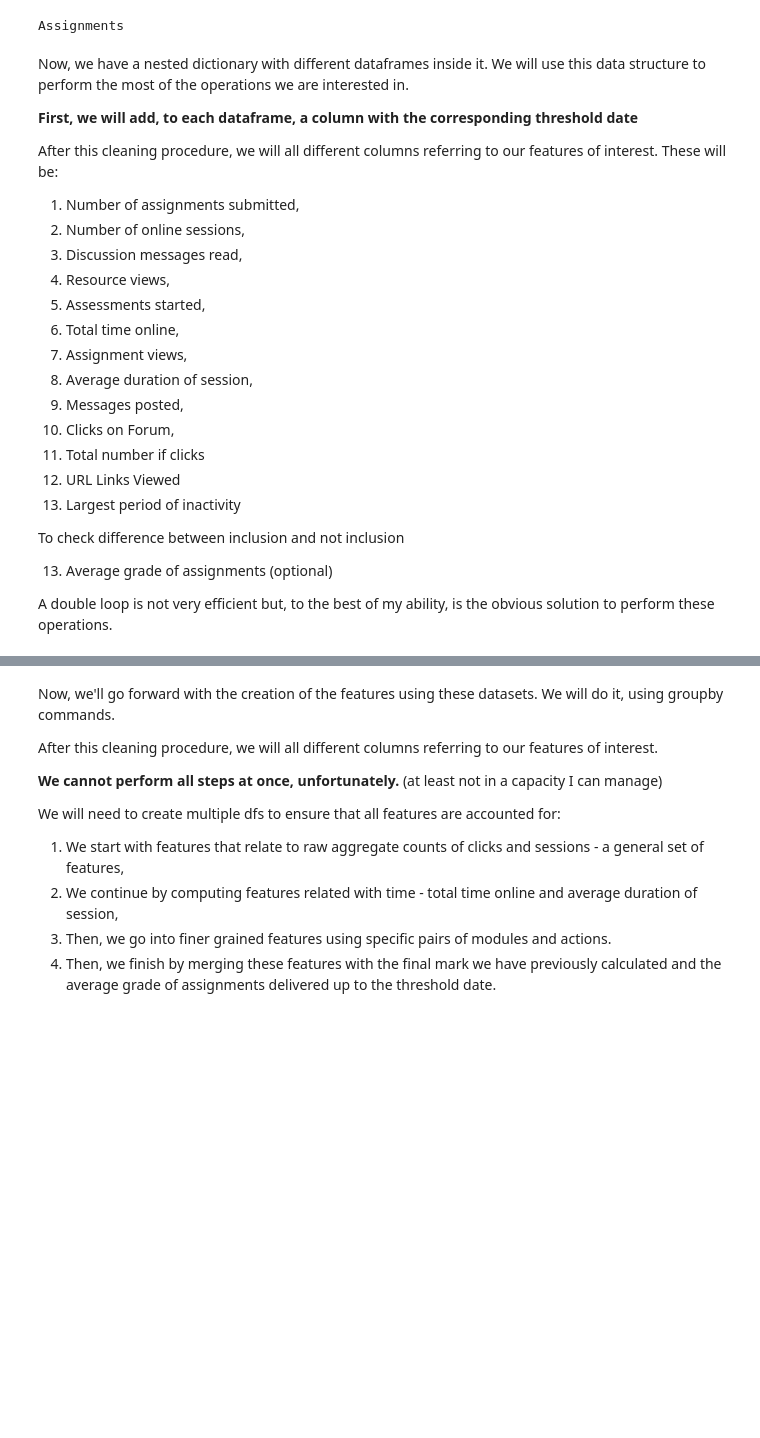
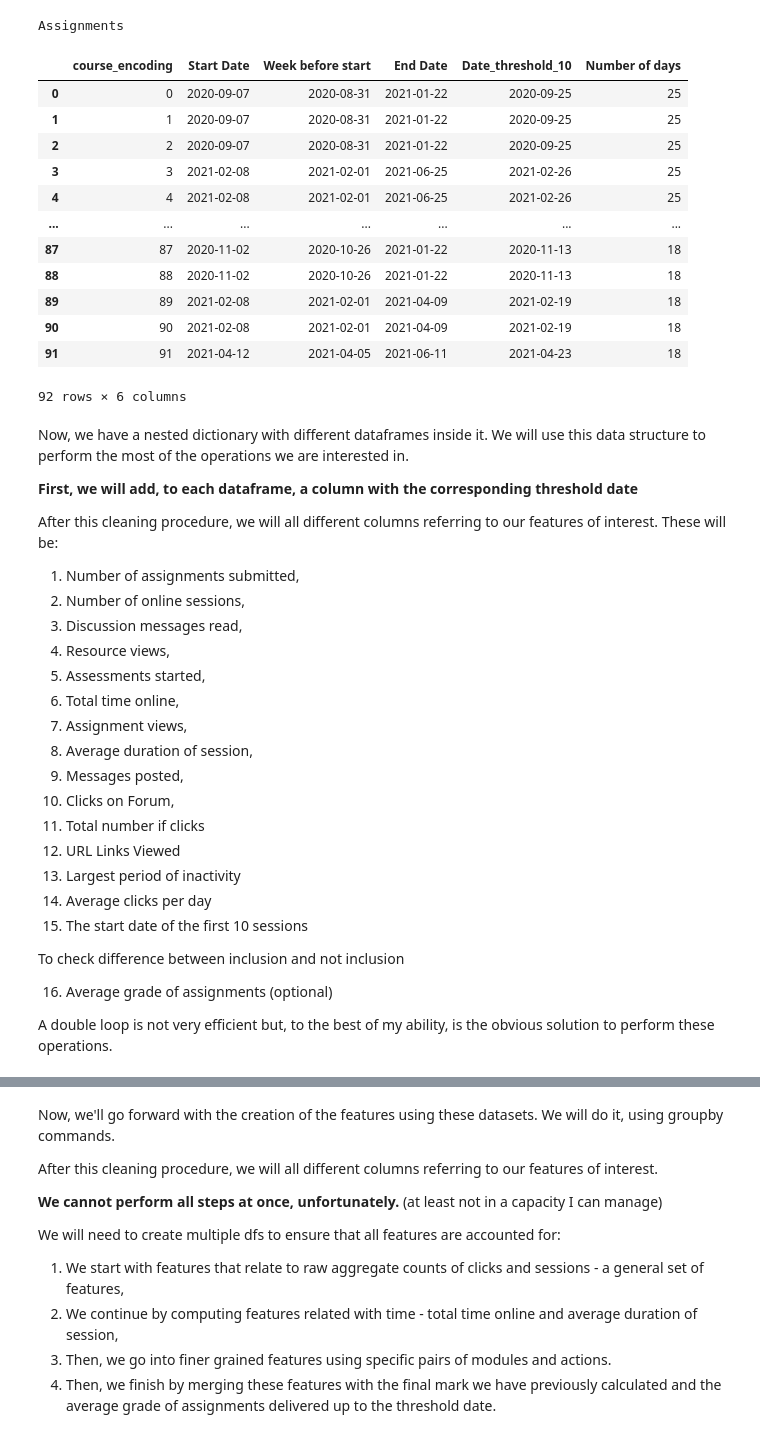
Before and after one commit to RicardoSantos0/timely_accurate_portable, a Jupyter notebook: Notebooks/3.1. Feature Extraction and Feature Engineering - Nova IMS.ipynb, the cells around one changed output, grey strips where cells are left out. Cells and saved outputs as stored; diff of their text form; code cells hidden in the pictures; blank space fills up the shorter version.

Commit message:
returned to 3.1 andcomputed new features
still need to calculate over % duration

```diff
--- a/Notebooks/3.1. Feature Extraction and Feature Engineering - Nova IMS.ipynb
+++ b/Notebooks/3.1. Feature Extraction and Feature Engineering - Nova IMS.ipynb
@@ -917,6 +917,9 @@ We can start by removing all of the unnecessary columns that we will not be usin
 student_logs = student_logs.filter(['cd_curso', 'semestre', 'courseid', 'objecttable', 'action', 'target', 'component',
                                    'userid', 'time', 'course_encoding'])
 # %%
+#number of days
+days = {}
+
 #additionally, we will look at our estimated course duration
 for i in tqdm(duration_threshold):
     #create, for each desired threshold, the appropriate cutoff date
@@ -924,6 +927,12 @@ for i in tqdm(duration_threshold):
 
         #setting up duration threshold to be on friday -> reason being that it will be easier to
     class_list[f'Date_threshold_{int(i*100)}'] = class_list[f'Date_threshold_{int(i*100)}'].where( class_list[f'Date_threshold_{int(i*100)}'] == (( class_list[f'Date_threshold_{int(i*100)}'] + Week(weekday=4)) - Week()), class_list[f'Date_threshold_{int(i*100)}'] + Week(weekday=4))
+
+        #storing date threshold and week, week before start to consider calculate features relative to course duration
+    days[f'Date_threshold_{int(i*100)}'] = deepcopy(class_list.filter(['course_encoding', 'Start Date', 'Week before start', 'End Date',
+                                                                                                      f'Date_threshold_{int(i*100)}']))
+
+    days[f'Date_threshold_{int(i*100)}']['Number of days'] = (days[f'Date_threshold_{int(i*100)}'][f'Date_threshold_{int(i*100)}'] - days[f'Date_threshold_{int(i*100)}'][f'Week before start']).dt.days
 
 #then, we will create a dictionary of dictionaries, each main dictionary storing and a version of the logs
 logs_dict = {}
@@ -954,6 +963,22 @@ Assignments
 Date_threshold_100
 Logs
 Assignments
+# %%
+days['Date_threshold_10']
+# %% [output]
+|  | course_encoding | Start Date | Week before start | End Date | Date_threshold_10 | Number of days |
+| 0 | 0 | 2020-09-07 | 2020-08-31 | 2021-01-22 | 2020-09-25 | 25 |
+| 1 | 1 | 2020-09-07 | 2020-08-31 | 2021-01-22 | 2020-09-25 | 25 |
+| 2 | 2 | 2020-09-07 | 2020-08-31 | 2021-01-22 | 2020-09-25 | 25 |
+| 3 | 3 | 2021-02-08 | 2021-02-01 | 2021-06-25 | 2021-02-26 | 25 |
+| 4 | 4 | 2021-02-08 | 2021-02-01 | 2021-06-25 | 2021-02-26 | 25 |
+| ... | ... | ... | ... | ... | ... | ... |
+| 87 | 87 | 2020-11-02 | 2020-10-26 | 2021-01-22 | 2020-11-13 | 18 |
+| 88 | 88 | 2020-11-02 | 2020-10-26 | 2021-01-22 | 2020-11-13 | 18 |
+| 89 | 89 | 2021-02-08 | 2021-02-01 | 2021-04-09 | 2021-02-19 | 18 |
+| 90 | 90 | 2021-02-08 | 2021-02-01 | 2021-04-09 | 2021-02-19 | 18 |
+| 91 | 91 | 2021-04-12 | 2021-04-05 | 2021-06-11 | 2021-04-23 | 18 |
+92 rows × 6 columns
 # %% [markdown]
 Now, we have a nested dictionary with different dataframes inside it. We will use this data structure to perform the most of the operations we are interested in.
 
@@ -973,10 +998,12 @@ After this cleaning procedure, we will all different columns referring to our fe
 11. Total number if clicks
 12. URL Links Viewed
 13. Largest period of inactivity
+14. Average clicks per day
+15. The start date of the first 10 sessions
 
 To check difference between inclusion and not inclusion
 
-13. Average grade of assignments (optional)
+16. Average grade of assignments (optional)
 
 A double loop is not very efficient but, to the best of my ability, is the obvious solution to perform these operations.
 # %%
```
Also changed, not shown: parts of 4 cells of this notebook, 3 other files.
